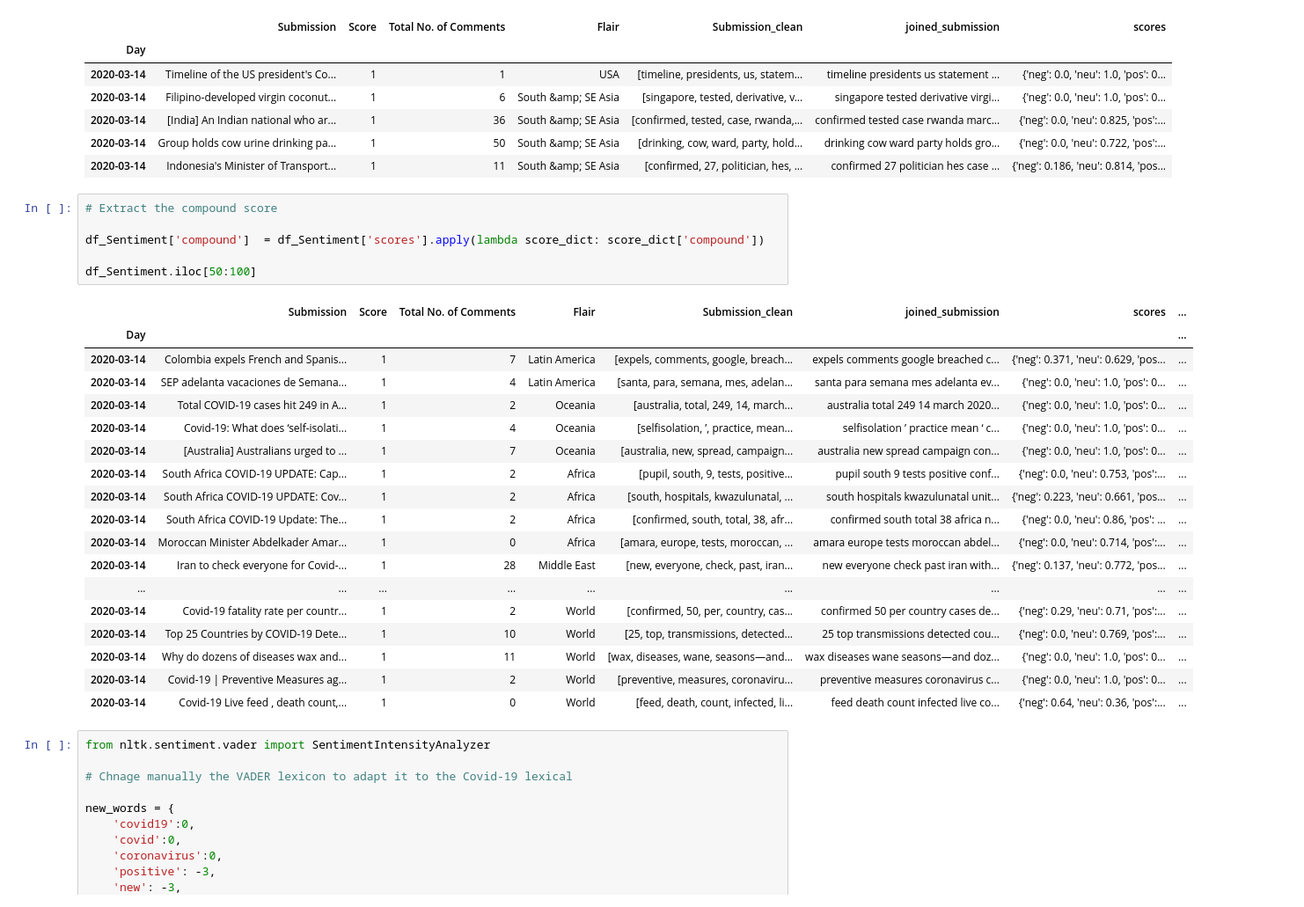
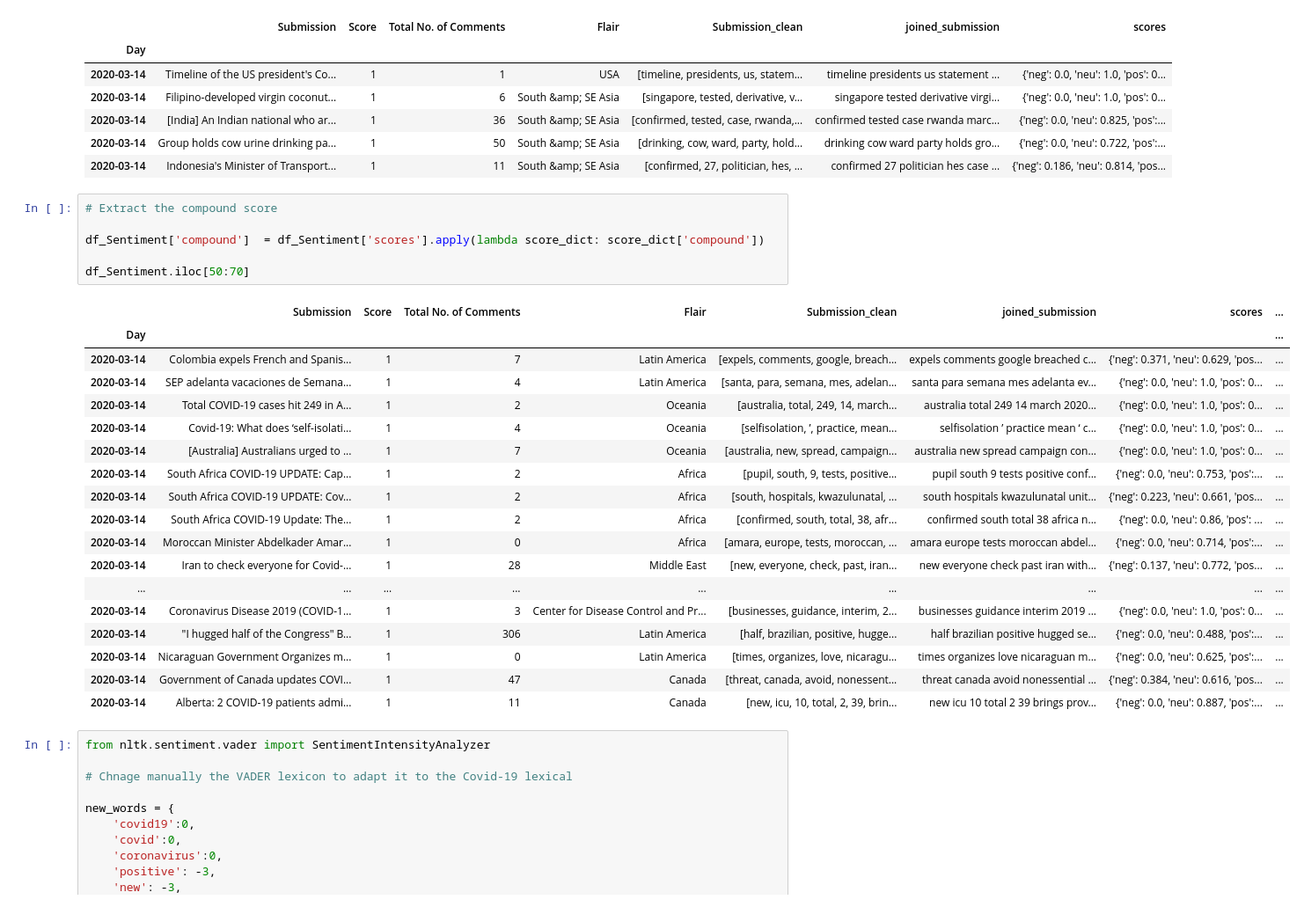
Before and after one commit to alexandre-nicolai/Projects, a Jupyter notebook: Senior Thesis.ipynb, the cells around one changed output. Shown at 88% size. Cells and saved outputs as stored; diff of their text form.

```diff
--- a/Senior Thesis.ipynb
+++ b/Senior Thesis.ipynb
@@ -1221,28 +1221,28 @@ df_Sentiment.head()
 # %%
 # Extract the compound score
 
 df_Sentiment['compound']  = df_Sentiment['scores'].apply(lambda score_dict: score_dict['compound'])
 
-df_Sentiment.iloc[50:100]
+df_Sentiment.iloc[50:70]
 # %% [output]
 |  | Submission | Score | Total No. of Comments | Flair | Submission_clean | joined_submission | scores | ... |
 | Day |  |  |  |  |  |  |  | ... |
 | 2020-03-14 | Colombia expels French and Spanis... | 1 | 7 | Latin America | [expels, comments, google, breach... | expels comments google breached c... | {'neg': 0.371, 'neu': 0.629, 'pos... | ... |
 | 2020-03-14 | SEP adelanta vacaciones de Semana... | 1 | 4 | Latin America | [santa, para, semana, mes, adelan... | santa para semana mes adelanta ev... | {'neg': 0.0, 'neu': 1.0, 'pos': 0... | ... |
 | 2020-03-14 | Total COVID-19 cases hit 249 in A... | 1 | 2 | Oceania | [australia, total, 249, 14, march... | australia total 249 14 march 2020... | {'neg': 0.0, 'neu': 1.0, 'pos': 0... | ... |
 | 2020-03-14 | Covid-19: What does ‘self-isolati... | 1 | 4 | Oceania | [selfisolation, ’, practice, mean... | selfisolation ’ practice mean ‘ c... | {'neg': 0.0, 'neu': 1.0, 'pos': 0... | ... |
 | 2020-03-14 | [Australia] Australians urged to ... | 1 | 7 | Oceania | [australia, new, spread, campaign... | australia new spread campaign con... | {'neg': 0.0, 'neu': 1.0, 'pos': 0... | ... |
 | 2020-03-14 | South Africa COVID-19 UPDATE: Cap... | 1 | 2 | Africa | [pupil, south, 9, tests, positive... | pupil south 9 tests positive conf... | {'neg': 0.0, 'neu': 0.753, 'pos':... | ... |
 | 2020-03-14 | South Africa COVID-19 UPDATE: Cov... | 1 | 2 | Africa | [south, hospitals, kwazulunatal, ... | south hospitals kwazulunatal unit... | {'neg': 0.223, 'neu': 0.661, 'pos... | ... |
 | 2020-03-14 | South Africa COVID-19 Update: The... | 1 | 2 | Africa | [confirmed, south, total, 38, afr... | confirmed south total 38 africa n... | {'neg': 0.0, 'neu': 0.86, 'pos': ... | ... |
 | 2020-03-14 | Moroccan Minister Abdelkader Amar... | 1 | 0 | Africa | [amara, europe, tests, moroccan, ... | amara europe tests moroccan abdel... | {'neg': 0.0, 'neu': 0.714, 'pos':... | ... |
 | 2020-03-14 | Iran to check everyone for Covid-... | 1 | 28 | Middle East | [new, everyone, check, past, iran... | new everyone check past iran with... | {'neg': 0.137, 'neu': 0.772, 'pos... | ... |
 | ... | ... | ... | ... | ... | ... | ... | ... | ... |
-| 2020-03-14 | Covid-19 fatality rate per countr... | 1 | 2 | World | [confirmed, 50, per, country, cas... | confirmed 50 per country cases de... | {'neg': 0.29, 'neu': 0.71, 'pos':... | ... |
-| 2020-03-14 | Top 25 Countries by COVID-19 Dete... | 1 | 10 | World | [25, top, transmissions, detected... | 25 top transmissions detected cou... | {'neg': 0.0, 'neu': 0.769, 'pos':... | ... |
-| 2020-03-14 | Why do dozens of diseases wax and... | 1 | 11 | World | [wax, diseases, wane, seasons—and... | wax diseases wane seasons—and doz... | {'neg': 0.0, 'neu': 1.0, 'pos': 0... | ... |
-| 2020-03-14 | Covid-19 | Preventive Measures ag... | 1 | 2 | World | [preventive, measures, coronaviru... | preventive measures coronavirus c... | {'neg': 0.0, 'neu': 1.0, 'pos': 0... | ... |
-| 2020-03-14 | Covid-19 Live feed , death count,... | 1 | 0 | World | [feed, death, count, infected, li... | feed death count infected live co... | {'neg': 0.64, 'neu': 0.36, 'pos':... | ... |
+| 2020-03-14 | Coronavirus Disease 2019 (COVID-1... | 1 | 3 | Center for Disease Control and Pr... | [businesses, guidance, interim, 2... | businesses guidance interim 2019 ... | {'neg': 0.0, 'neu': 1.0, 'pos': 0... | ... |
+| 2020-03-14 | "I hugged half of the Congress" B... | 1 | 306 | Latin America | [half, brazilian, positive, hugge... | half brazilian positive hugged se... | {'neg': 0.0, 'neu': 0.488, 'pos':... | ... |
+| 2020-03-14 | Nicaraguan Government Organizes m... | 1 | 0 | Latin America | [times, organizes, love, nicaragu... | times organizes love nicaraguan m... | {'neg': 0.0, 'neu': 0.625, 'pos':... | ... |
+| 2020-03-14 | Government of Canada updates COVI... | 1 | 47 | Canada | [threat, canada, avoid, nonessent... | threat canada avoid nonessential ... | {'neg': 0.384, 'neu': 0.616, 'pos... | ... |
+| 2020-03-14 | Alberta: 2 COVID-19 patients admi... | 1 | 11 | Canada | [new, icu, 10, total, 2, 39, brin... | new icu 10 total 2 39 brings prov... | {'neg': 0.0, 'neu': 0.887, 'pos':... | ... |
 # %%
 from nltk.sentiment.vader import SentimentIntensityAnalyzer
 
```
Also changed, not shown: parts of 3 cells of this notebook.
